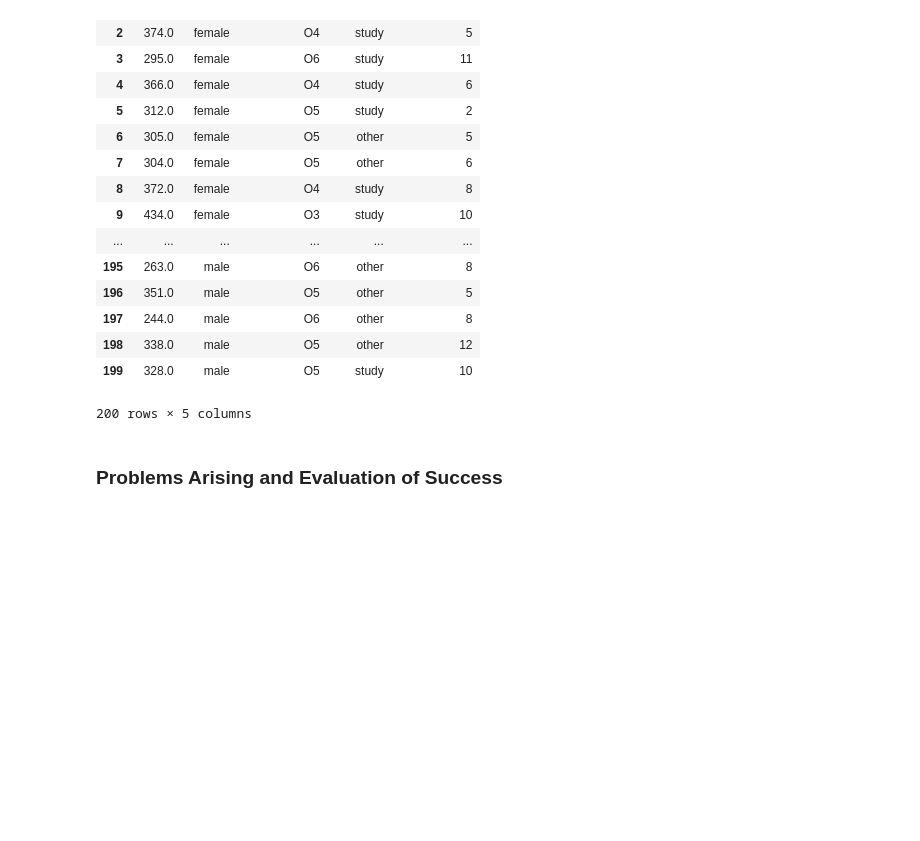
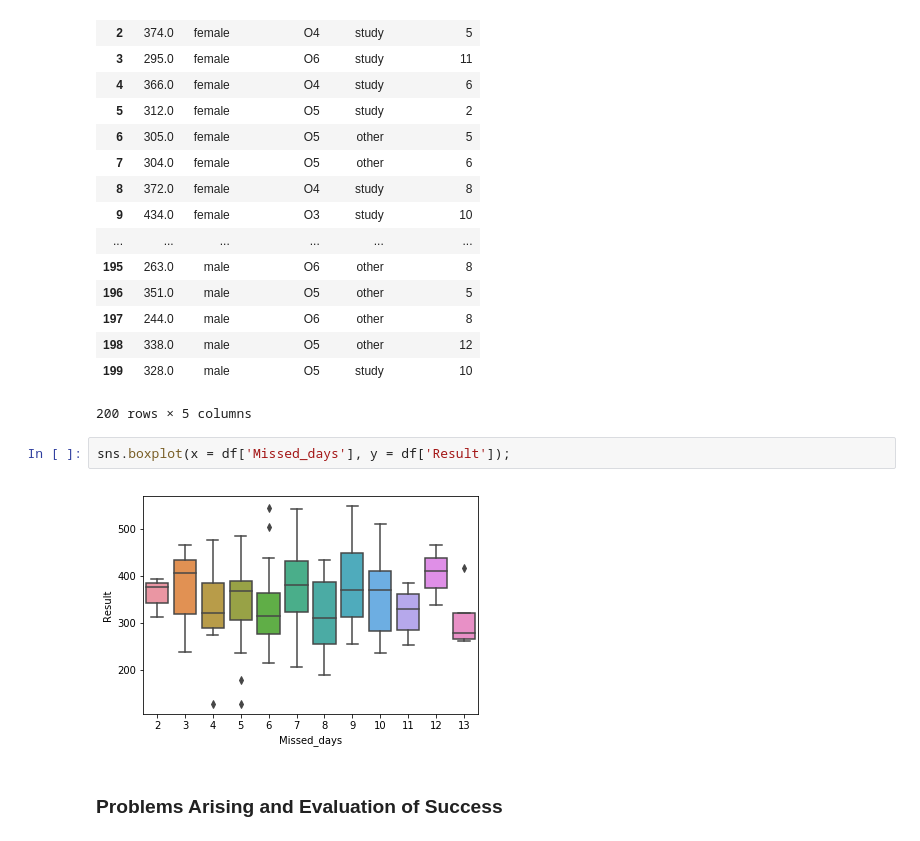
Before and after one commit to MarionMcG/python-fundamentals-project, a Jupyter notebook: exam-cohort.ipynb, the cells around one changed output. Drawn from its saved outputs; the diff is of its cells as text; blank space fills up the shorter version.

Commit message:
Boxplot comparing missed days and results data

```diff
--- a/exam-cohort.ipynb
+++ b/exam-cohort.ipynb
@@ -427,6 +427,10 @@ df
 | 198 | 338.0 | male | O5 | other | 12 |
 | 199 | 328.0 | male | O5 | study | 10 |
 200 rows × 5 columns
+# %%
+sns.boxplot(x = df['Missed_days'], y = df['Result']);
+# %% [output]
+[figure, added]
 # %% [markdown]
 ### Problems Arising and Evaluation of Success
 # %% [markdown]
```
